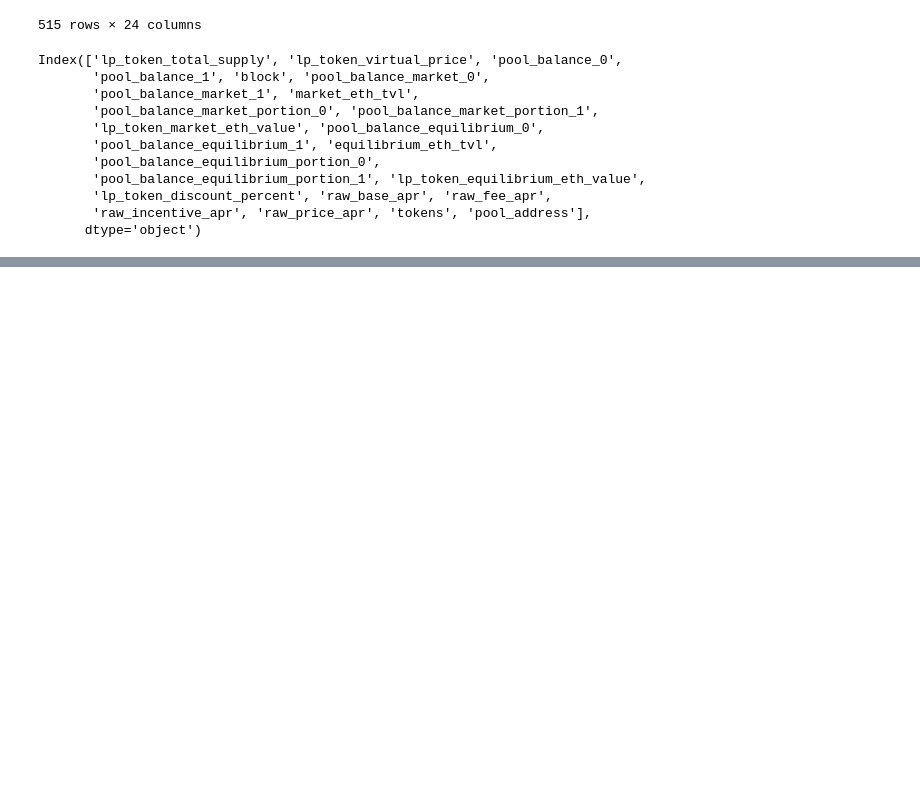
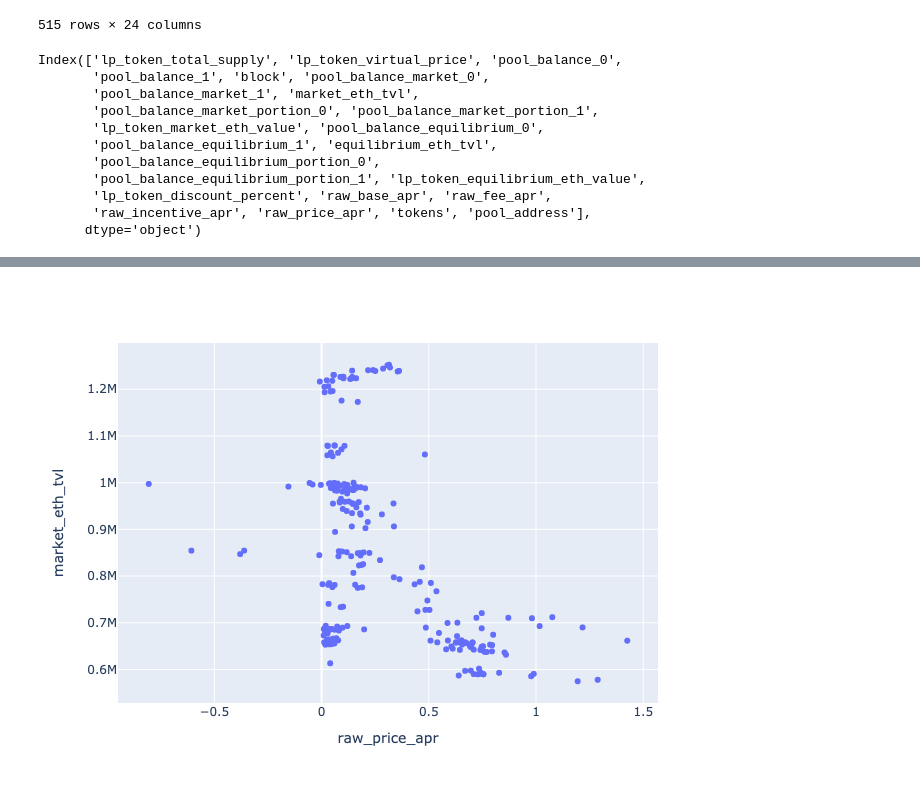
Before and after one commit to Tokemak/InternProject, a Jupyter notebook: internproject/demo.ipynb, the cells around one changed output, grey strips where cells are left out. Cells and saved outputs as stored; diff of their text form; code cells hidden in the pictures; blank space fills up the shorter version.

```diff
--- a/internproject/demo.ipynb
+++ b/internproject/demo.ipynb
@@ -51 +95,5 @@ Index(['lp_token_total_supply', 'lp_token_virtual_price', 'pool_balance_0',
+# %%
+px.scatter(stETH_eth_apr_df, x='raw_price_apr', y='market_eth_tvl')
+# %% [output]
+[figure, added]
 # %%
```
Also changed, not shown: parts of 7 cells of this notebook, 9 other files.
